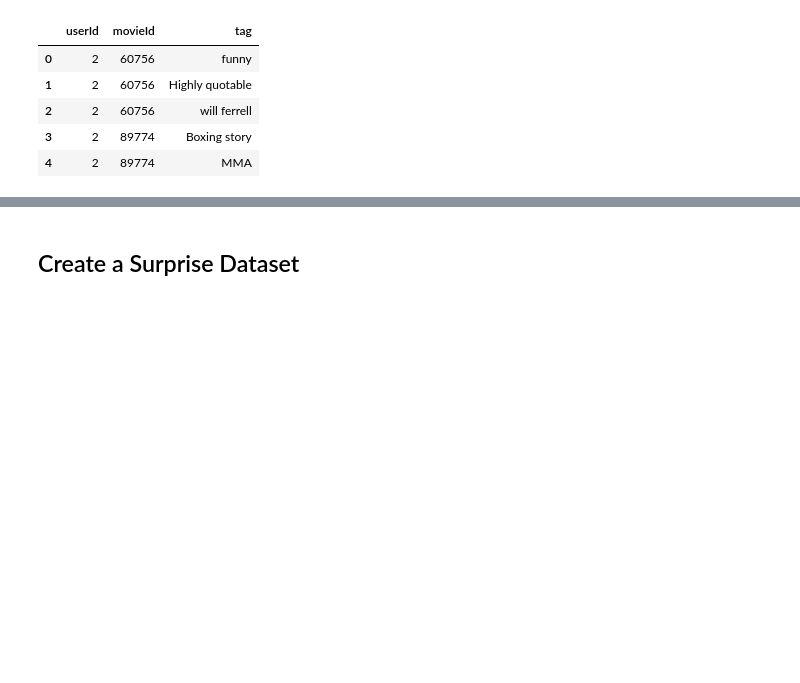
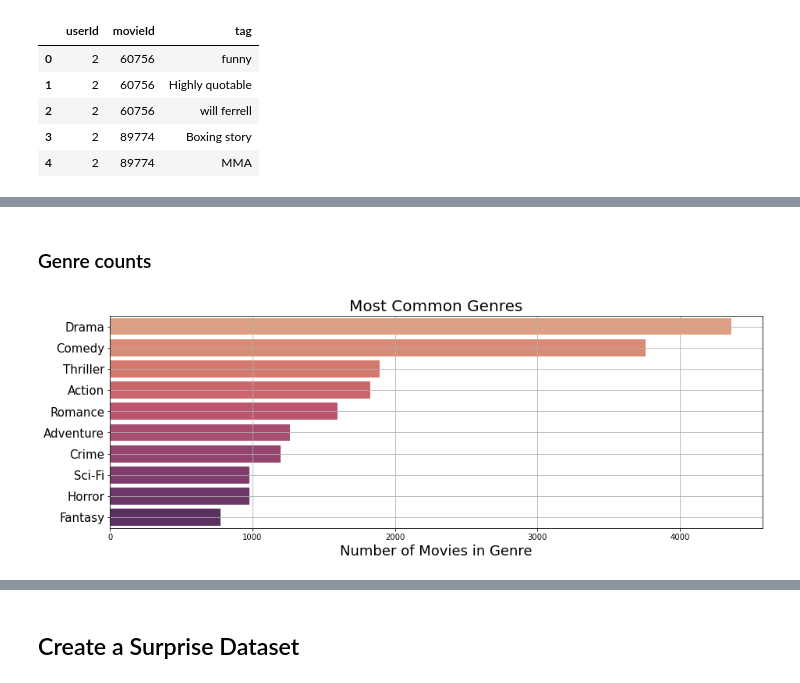
Before and after one commit to abigailjcampbell/doc-phase-4-project, a Jupyter notebook: data_analysis.ipynb, the cells around one changed output, grey strips where cells are left out. Drawn from its saved outputs; the diff is of its cells as text; code cells hidden in the pictures; blank space fills up the shorter version.

```diff
--- a/data_analysis.ipynb
+++ b/data_analysis.ipynb
@@ -96,0 +130,22 @@ tags.head()
+# %% [markdown]
+### Genre counts
+# %%
+genres = movies_df.drop(columns=['title'], axis=1)
+
+# convert genre tags to list
+genres['genres'] = genres['genres'].map(lambda x: x.split('|'))
+genres = genres.explode('genres')
+
+genres_group = genres.groupby('genres').count().sort_values(by='movieId', ascending=False)
+genres_group = genres_group.rename(columns={'movieId': 'Count'})
+top_genres_group = genres_group[:10]
+
+plt.figure(figsize=(15,5))
+sns.barplot(data=top_genres_group, x='Count', y=top_genres_group.index, palette='flare')
+plt.yticks(fontsize=15)
+plt.xlabel('Number of Movies in Genre', fontsize=18)
+plt.ylabel('', fontsize=18)
+plt.title('Most Common Genres', fontsize=20)
+plt.grid()
+# %% [output]
+[figure, added]
```
Also changed, not shown: parts of 82 cells of this notebook.
